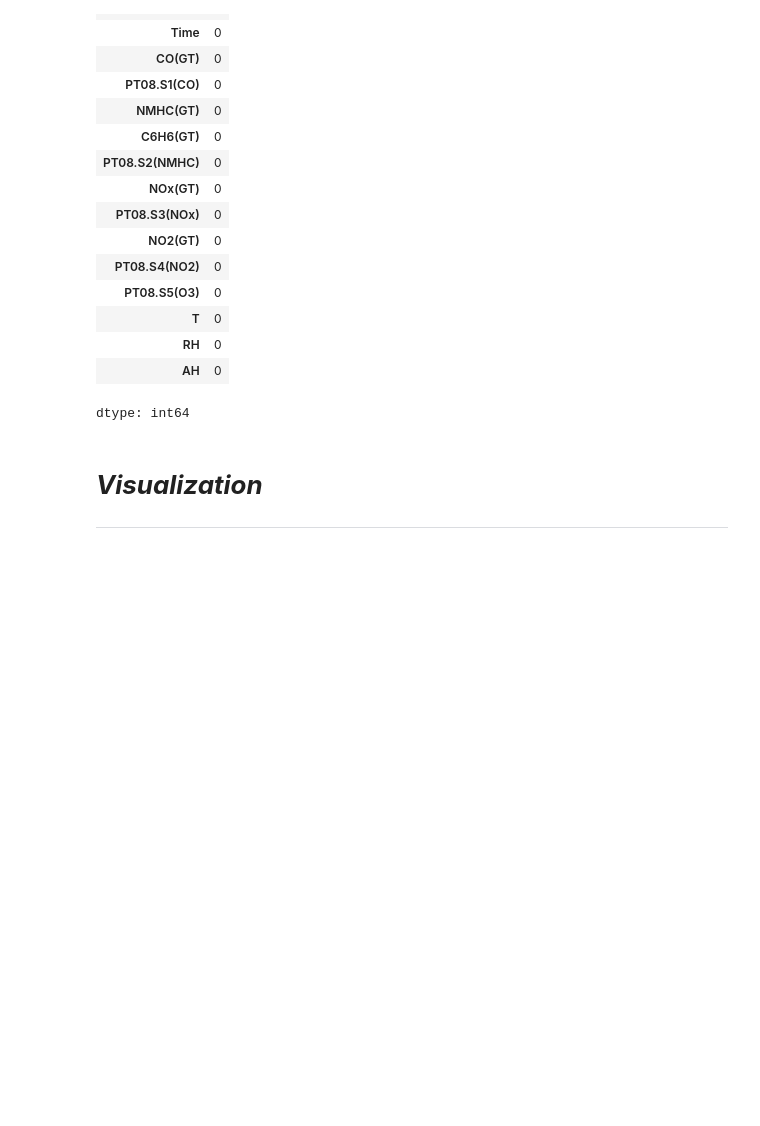
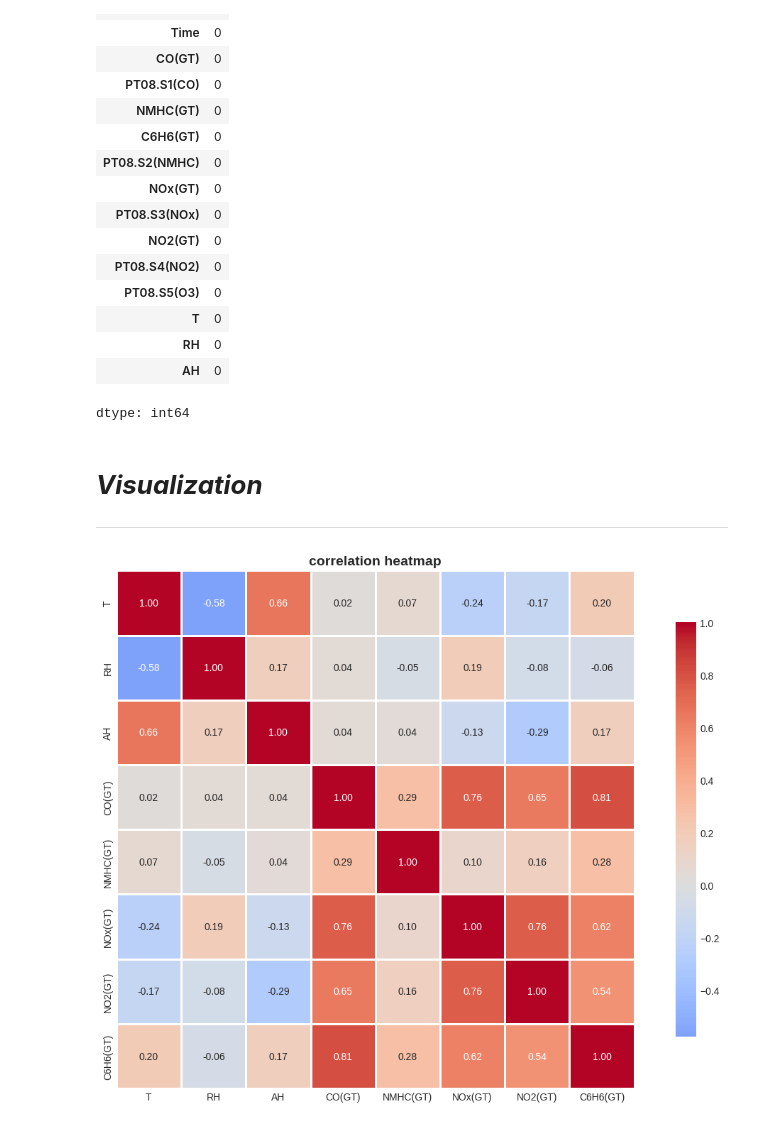
Before and after one commit to namharledba/Air-Quality-Prediction-Dashboard-, a Jupyter notebook: DataAnalysisFile.ipynb, the cells around one changed output. Cells and saved outputs as stored; diff of their text form; code cells hidden in the pictures; blank space fills up the shorter version.

```diff
--- a/DataAnalysisFile.ipynb
+++ b/DataAnalysisFile.ipynb
@@ -98,6 +100,17 @@ df["Date"] = df["Date"].replace(-200, mode_value2)
 df["Date"] = df["Date"].fillna(df["Date"].mode()[0])
 df["Time"] = df["Time"].fillna(df["Time"].mode()[0])
 
+numeric_cols_with_missing_indicator = [
+    'CO(GT)', 'PT08.S1(CO)', 'NMHC(GT)', 'C6H6(GT)', 'PT08.S2(NMHC)',
+    'NOx(GT)', 'PT08.S3(NOx)', 'NO2(GT)', 'PT08.S4(NO2)', 'PT08.S5(O3)',
+    'T', 'RH', 'AH'
+]
+
+for col in numeric_cols_with_missing_indicator:
+    if col in df.columns:
+        mean_val = df[df[col] != -200][col].mean()
+        df[col] = df[col].replace(-200, mean_val)
+
 df.dropna(axis=1, how='all', inplace=True)
 
 df.fillna(df.mean(numeric_only=True), inplace=True)
@@ -134,3 +140,19 @@ dtype: int64
 # ***Visualization***
 
 ---
+# %%
+#heatmap
+plt.style.use('seaborn-v0_8-darkgrid')
+plt.figure(figsize=(12, 8))
+
+columns_to_plot = ['T', 'RH', 'AH', 'CO(GT)', 'NMHC(GT)', 'NOx(GT)', 'NO2(GT)', 'C6H6(GT)']
+correlation = df[columns_to_plot].corr()
+
+sns.heatmap(correlation, annot=True, fmt='.2f', cmap='coolwarm',
+            center=0, square=True, linewidths=1, cbar_kws={"shrink": 0.8})
+
+plt.title('correlation heatmap', fontsize=14, fontweight='bold')
+plt.tight_layout()
+plt.show()
+# %% [output]
+[figure, added]
```
Also changed, not shown: parts of 12 cells of this notebook.
